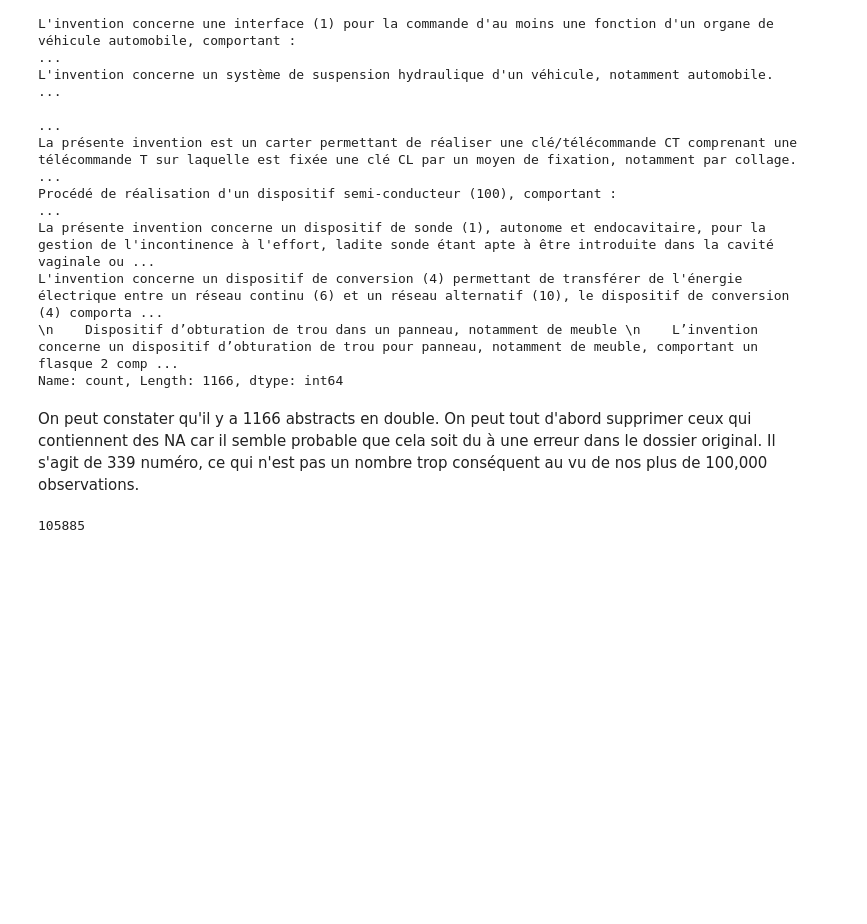
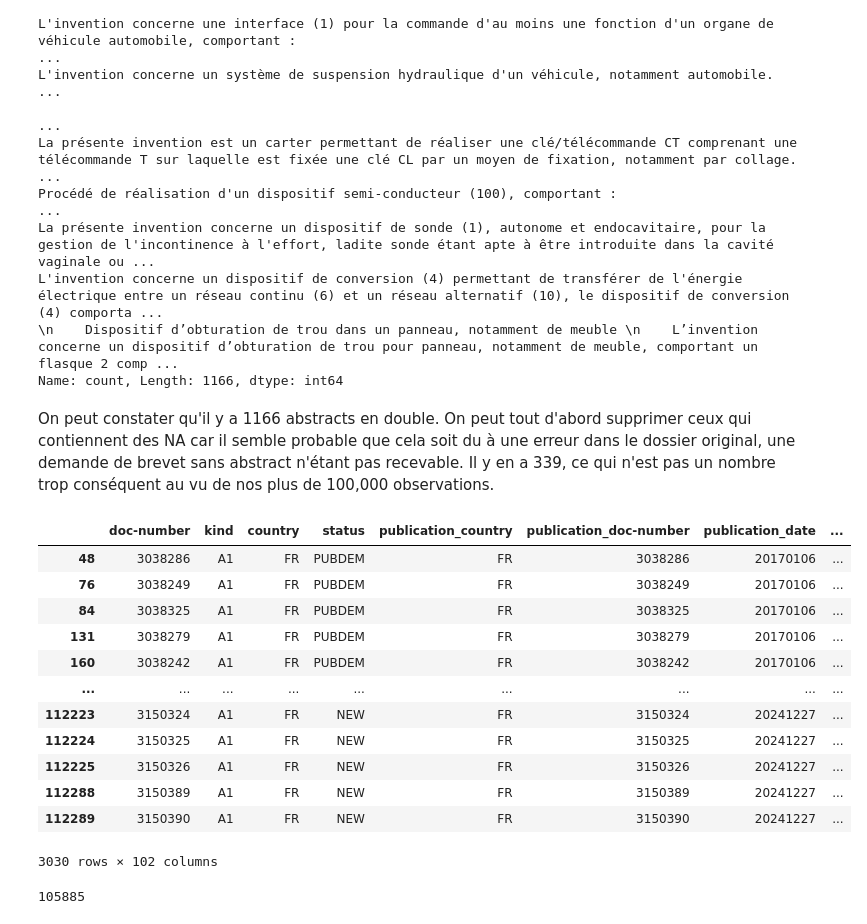
Before and after one commit to IrisLaf/Depots-de-brevets-et-marches-financiers, a Jupyter notebook: Cleaning_V2.ipynb, the cells around one changed output. Drawn from its saved outputs; the diff is of its cells as text; code cells hidden in the pictures; blank space fills up the shorter version.

Commit message:
Suite cleaning 2

```diff
--- a/Cleaning_V2.ipynb
+++ b/Cleaning_V2.ipynb
@@ -1,5 +1,7 @@
 # %% [markdown]
 # Nettoyage des données V2
+# %%
+pd.set_option("display.max_columns", None)
 # %% [markdown]
 ### Récupération des données
 # %%
@@ -184,7 +186,23 @@ L'invention concerne un dispositif de conversion (4) permettant de transférer d
 \n    Dispositif d’obturation de trou dans un panneau, notamment de meuble \n    L’invention concerne un dispositif d’obturation de trou pour panneau, notamment de meuble, comportant un flasque 2 comp ...
 Name: count, Length: 1166, dtype: int64
 # %% [markdown]
-On peut constater qu'il y a 1166 abstracts en double. On peut tout d'abord supprimer ceux qui contiennent des NA car il semble probable que cela soit du à une erreur dans le dossier original. Il s'agit de 339 numéro, ce qui n'est pas un nombre trop conséquent au vu de nos plus de 100,000 observations.
+On peut constater qu'il y a 1166 abstracts en double. On peut tout d'abord supprimer ceux qui contiennent des NA car il semble probable que cela soit du à une erreur dans le dossier original, une demande de brevet sans abstract n'étant pas recevable. Il y en a 339, ce qui n'est pas un nombre trop conséquent au vu de nos plus de 100,000 observations.
+# %%
+data_brevets_clean.groupby("abstract").filter(lambda x: len(x) > 1)
+# %% [output]
+|  | doc-number | kind | country | status | publication_country | publication_doc-number | publication_date | ... |
+| 48 | 3038286 | A1 | FR | PUBDEM | FR | 3038286 | 20170106 | ... |
+| 76 | 3038249 | A1 | FR | PUBDEM | FR | 3038249 | 20170106 | ... |
+| 84 | 3038325 | A1 | FR | PUBDEM | FR | 3038325 | 20170106 | ... |
+| 131 | 3038279 | A1 | FR | PUBDEM | FR | 3038279 | 20170106 | ... |
+| 160 | 3038242 | A1 | FR | PUBDEM | FR | 3038242 | 20170106 | ... |
+| ... | ... | ... | ... | ... | ... | ... | ... | ... |
+| 112223 | 3150324 | A1 | FR | NEW | FR | 3150324 | 20241227 | ... |
+| 112224 | 3150325 | A1 | FR | NEW | FR | 3150325 | 20241227 | ... |
+| 112225 | 3150326 | A1 | FR | NEW | FR | 3150326 | 20241227 | ... |
+| 112288 | 3150389 | A1 | FR | NEW | FR | 3150389 | 20241227 | ... |
+| 112289 | 3150390 | A1 | FR | NEW | FR | 3150390 | 20241227 | ... |
+3030 rows × 102 columns
 # %%
 data_brevets_clean["abstract"].nunique()
 # %% [output]
```
Also changed, not shown: parts of 2 cells of this notebook.
